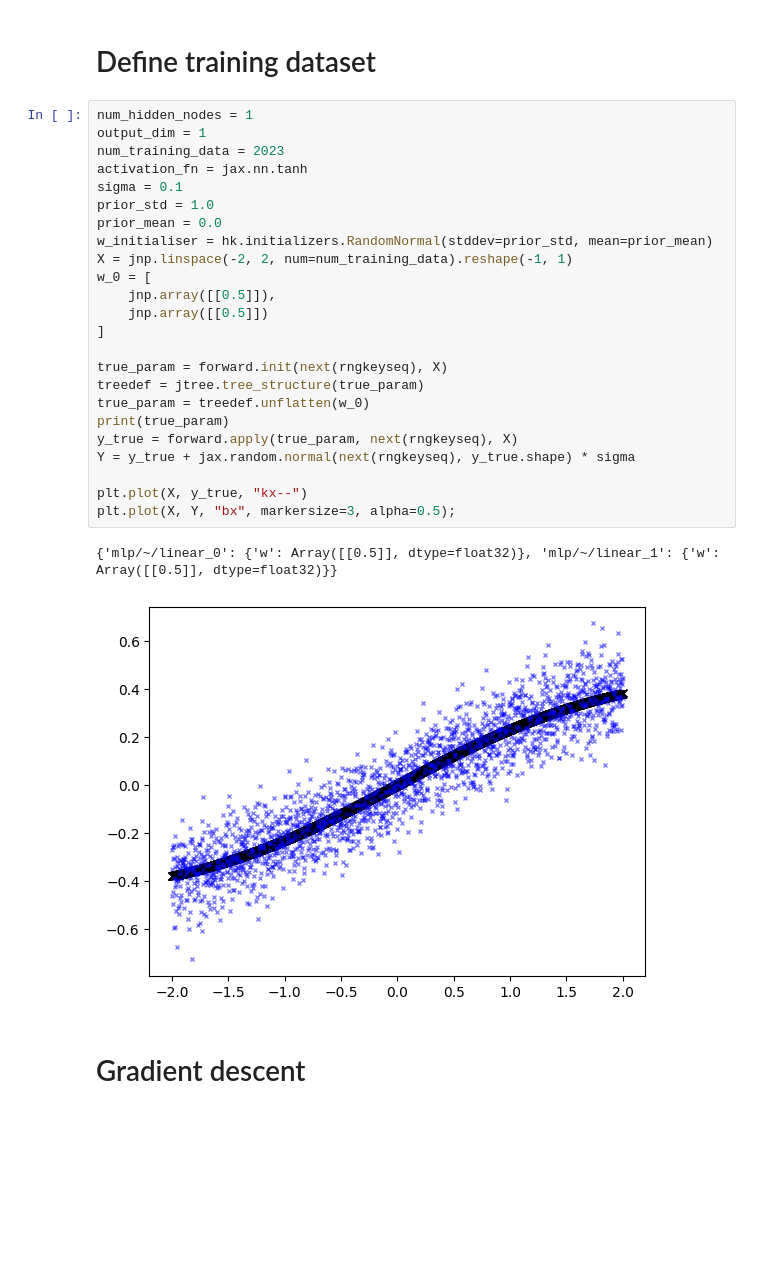
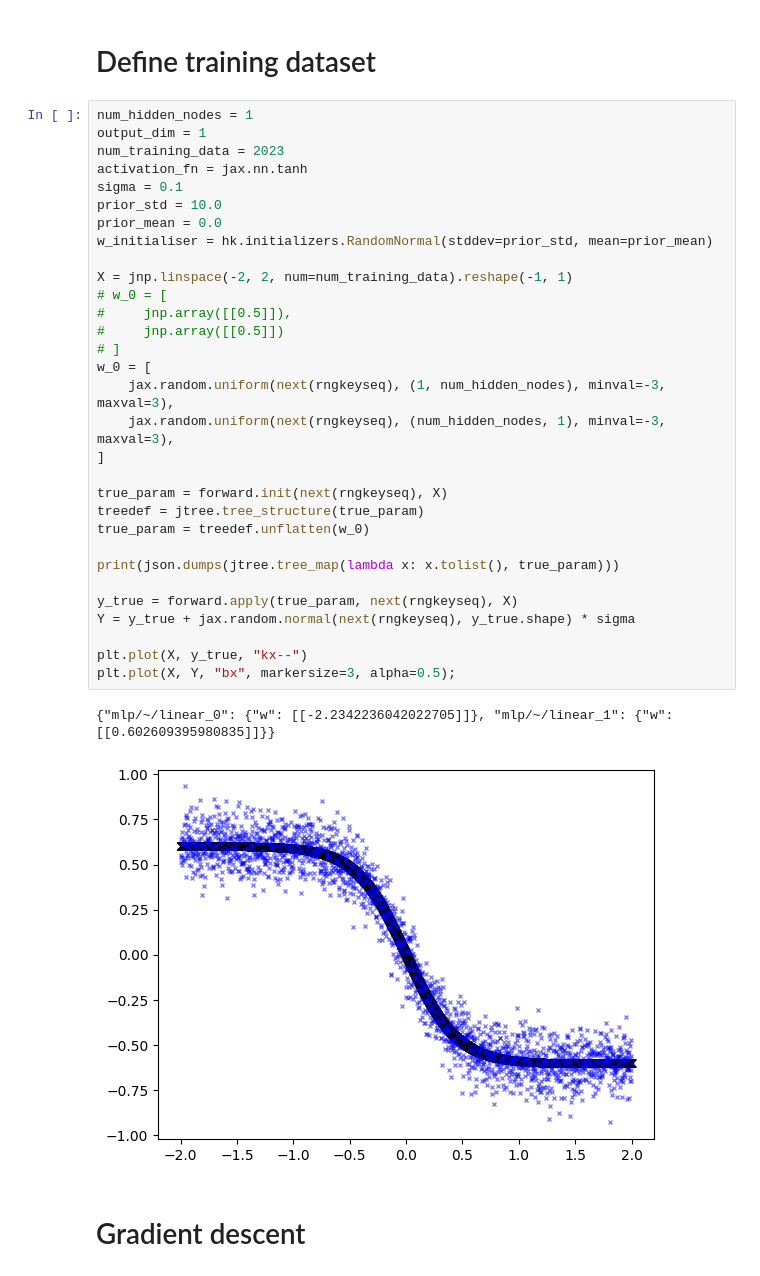
Before and after one commit to edmundlth/phase-transition-in-singular-model-paper, a Jupyter notebook: curated_experiments/jax-optax-numpyro-implementation.ipynb, the cells around one changed output. Drawn from its saved outputs; the diff is of its cells as text; blank space fills up the shorter version.

```diff
--- a/curated_experiments/jax-optax-numpyro-implementation.ipynb
+++ b/curated_experiments/jax-optax-numpyro-implementation.ipynb
@@ -81,30 +82,37 @@ def expected_nll(param_list, X, Y, sigma):
 # %%
 num_hidden_nodes = 1
 output_dim = 1
 num_training_data = 2023
 activation_fn = jax.nn.tanh
 sigma = 0.1
-prior_std = 1.0
+prior_std = 10.0
 prior_mean = 0.0
 w_initialiser = hk.initializers.RandomNormal(stddev=prior_std, mean=prior_mean)
+
 X = jnp.linspace(-2, 2, num=num_training_data).reshape(-1, 1)
+# w_0 = [
+#     jnp.array([[0.5]]),
+#     jnp.array([[0.5]])
+# ]
 w_0 = [
-    jnp.array([[0.5]]),
-    jnp.array([[0.5]])
+    jax.random.uniform(next(rngkeyseq), (1, num_hidden_nodes), minval=-3, maxval=3),
+    jax.random.uniform(next(rngkeyseq), (num_hidden_nodes, 1), minval=-3, maxval=3),
 ]
 
 true_param = forward.init(next(rngkeyseq), X)
 treedef = jtree.tree_structure(true_param)
 true_param = treedef.unflatten(w_0)
-print(true_param)
+
+print(json.dumps(jtree.tree_map(lambda x: x.tolist(), true_param)))
+
 y_true = forward.apply(true_param, next(rngkeyseq), X)
 Y = y_true + jax.random.normal(next(rngkeyseq), y_true.shape) * sigma
 
 plt.plot(X, y_true, "kx--")
 plt.plot(X, Y, "bx", markersize=3, alpha=0.5);
 # %% [output]
-{'mlp/~/linear_0': {'w': Array([[0.5]], dtype=float32)}, 'mlp/~/linear_1': {'w': Array([[0.5]], dtype=float32)}}
+{"mlp/~/linear_0": {"w": [[-2.2342236042022705]]}, "mlp/~/linear_1": {"w": [[0.602609395980835]]}}
-[figure, old version]
+[figure, new version]
 # %% [markdown]
 # Gradient descent
 # %%
```
Also changed, not shown: parts of 4 cells of this notebook, 4 other files.
